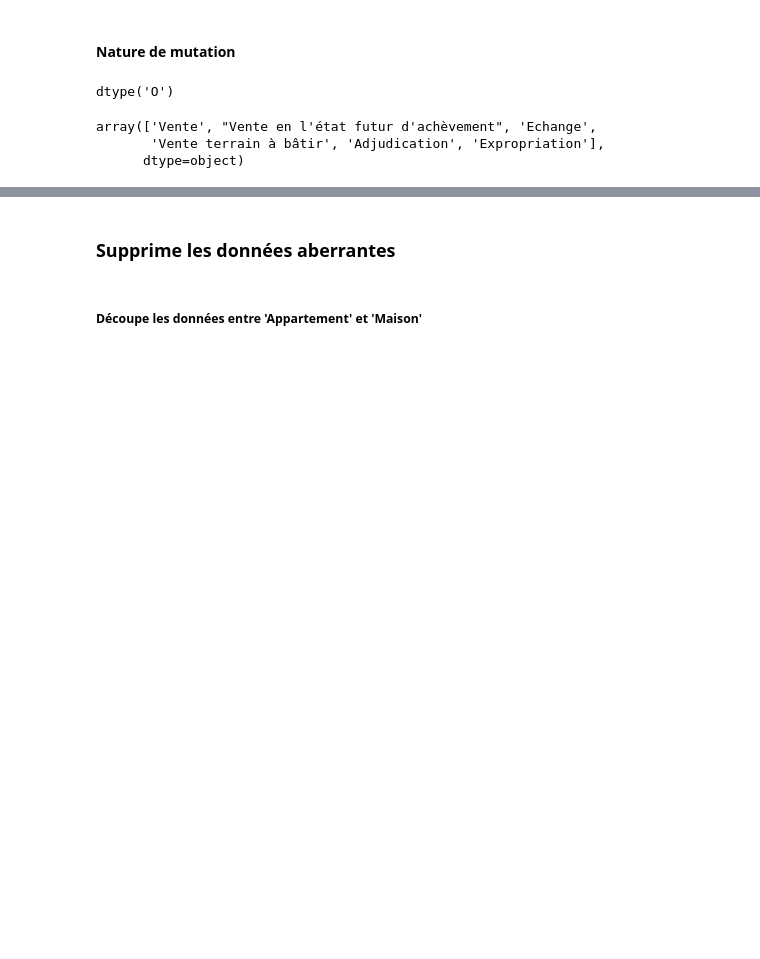
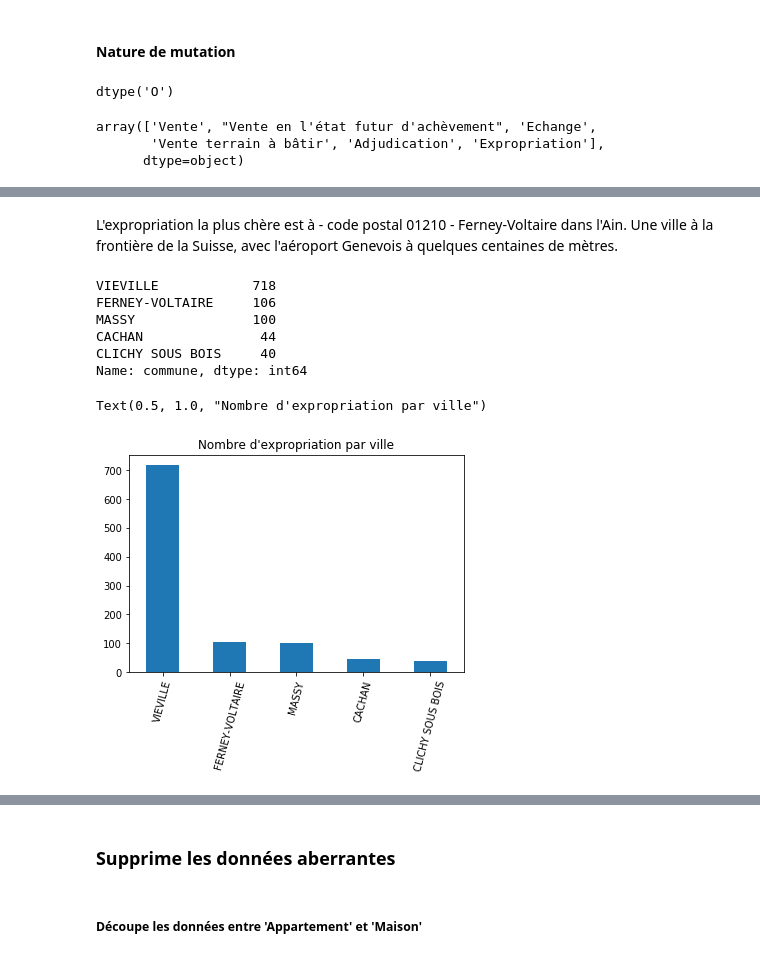
Before and after one commit to houseofai/french-realestate-price-prediction, a Jupyter notebook: Valeurs Foncieres Franccaise - EDA.ipynb, the cells around one changed output, grey strips where cells are left out. Drawn from its saved outputs; the diff is of its cells as text; code cells hidden in the pictures; blank space fills up the shorter version.

```diff
--- a/Valeurs Foncieres Franccaise - EDA.ipynb
+++ b/Valeurs Foncieres Franccaise - EDA.ipynb
@@ -274,0 +277,3 @@ ax = sns.boxplot(x="nature_mutation", data=df);
+# %%
+df_ex = df[df['nature_mutation']=='Expropriation'].sort_values(by='valeur_fonciere', ascending=False)
+df_ex.head(1)
@@ -274,0 +283,17 @@ ax = sns.boxplot(x="nature_mutation", data=df);
+# %% [markdown]
+L'expropriation la plus chère est à - code postal 01210 - Ferney-Voltaire dans l'Ain. Une ville à la frontière de la Suisse, avec l'aéroport Genevois à quelques centaines de mètres.
+# %%
+df_ex.commune.value_counts().head()
+# %% [output]
+VIEVILLE            718
+FERNEY-VOLTAIRE     106
+MASSY               100
+CACHAN               44
+CLICHY SOUS BOIS     40
+Name: commune, dtype: int64
+# %%
+ax = df_ex.commune.value_counts().head().plot.bar(rot=75)
+ax.set_title('Nombre d\'expropriation par ville')
+# %% [output]
+Text(0.5, 1.0, "Nombre d'expropriation par ville")
+[figure, added]
```
Also changed, not shown: parts of 34 cells of this notebook.
